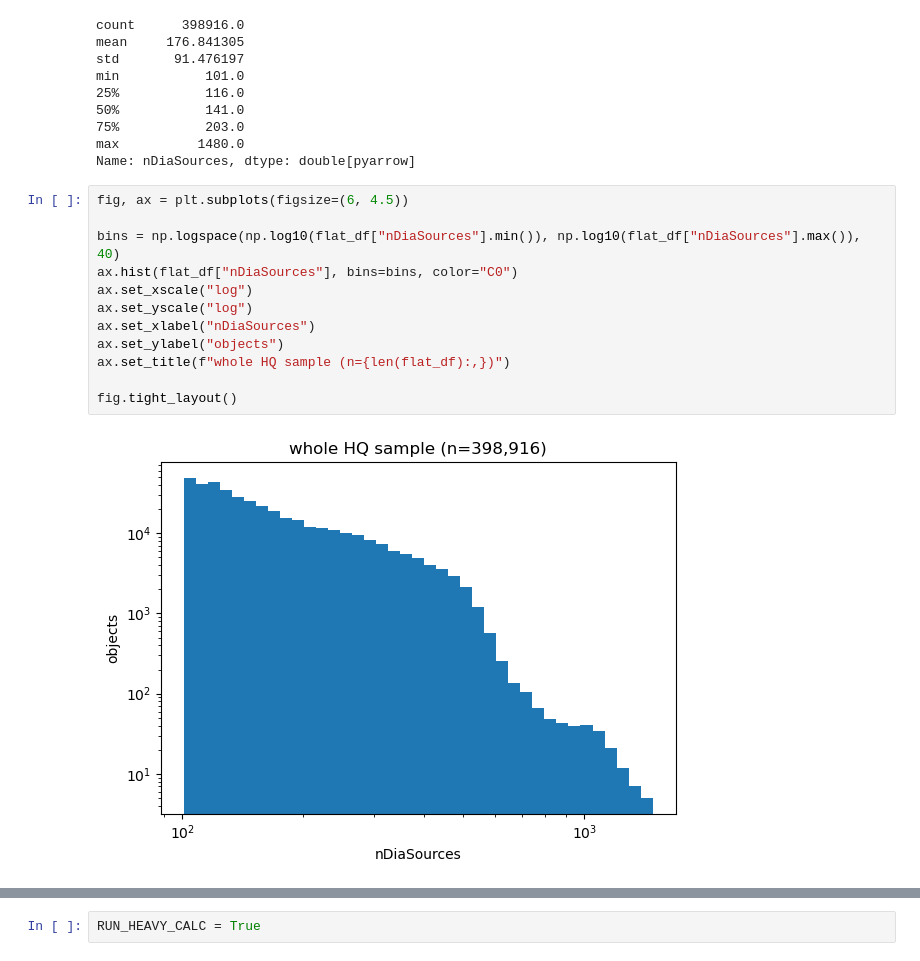
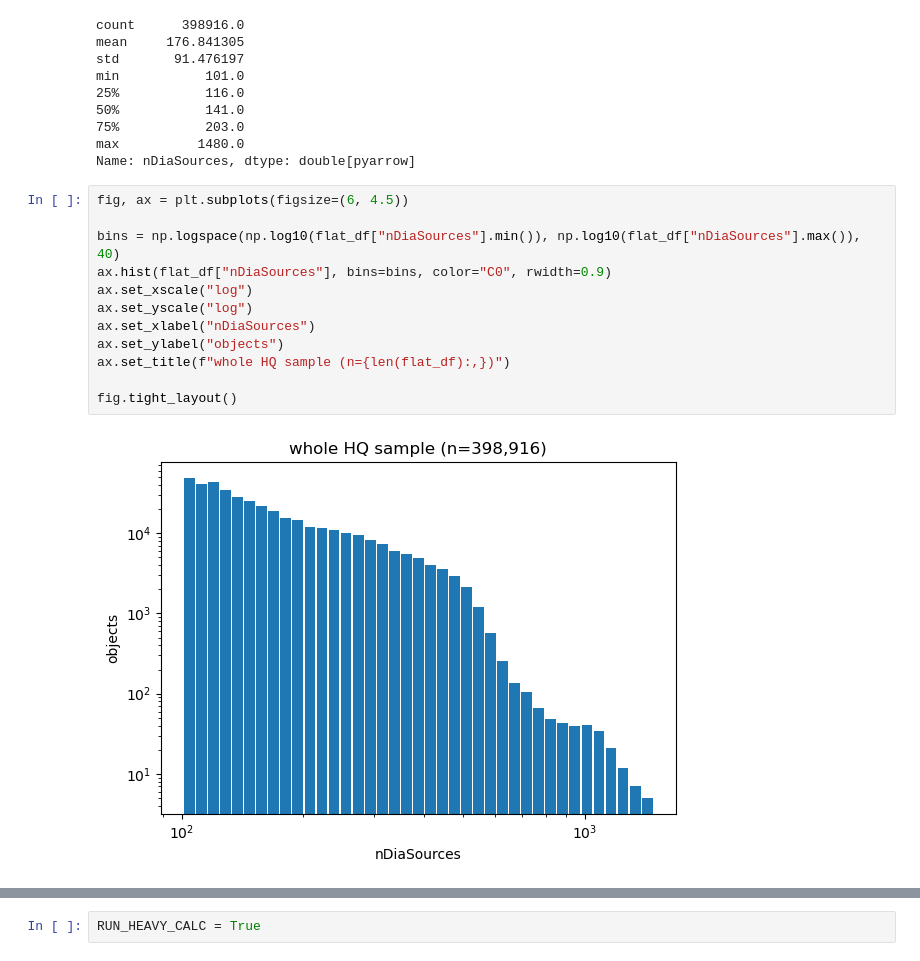
Before and after one commit to ShrRa/dp2_trieste_hands_on, a Jupyter notebook: notebooks/02_lc_histograms.ipynb, the cells around one changed output, grey strips where cells are left out. Saved outputs shown, nothing was run; the diff lists cells and outputs as text.

```diff
--- a/notebooks/02_lc_histograms.ipynb
+++ b/notebooks/02_lc_histograms.ipynb
@@ -118,17 +120,17 @@ Name: nDiaSources, dtype: double[pyarrow]
 # %%
 fig, ax = plt.subplots(figsize=(6, 4.5))
 
 bins = np.logspace(np.log10(flat_df["nDiaSources"].min()), np.log10(flat_df["nDiaSources"].max()), 40)
-ax.hist(flat_df["nDiaSources"], bins=bins, color="C0")
+ax.hist(flat_df["nDiaSources"], bins=bins, color="C0", rwidth=0.9)
 ax.set_xscale("log")
 ax.set_yscale("log")
 ax.set_xlabel("nDiaSources")
 ax.set_ylabel("objects")
 ax.set_title(f"whole HQ sample (n={len(flat_df):,})")
 
 fig.tight_layout()
 # %% [output]
-[figure, old version]
+[figure, new version]
 # %% [markdown]
 ## 2. Per-object light-curve statistics via `map_partitions`
 
```
Also changed, not shown: parts of 5 cells of this notebook, 2 other files.
